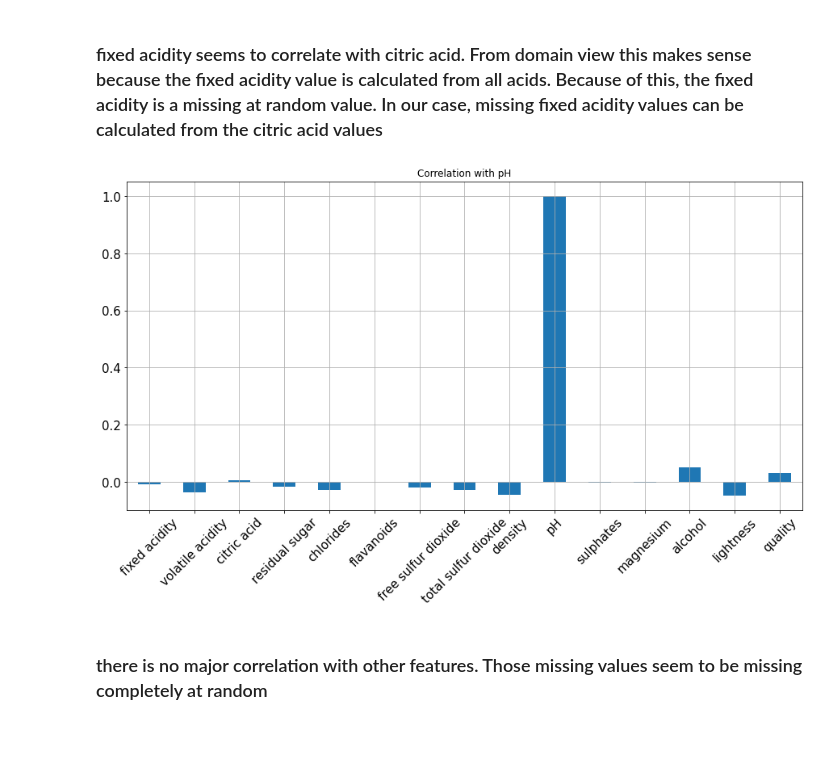
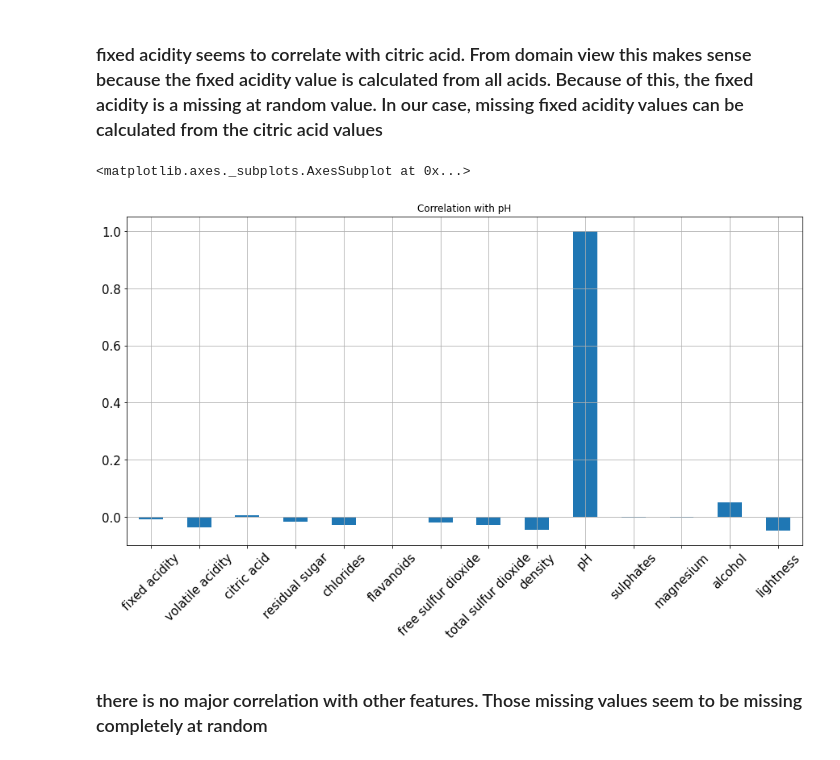
Before and after one commit to proohit/trends-in-ds-team1, a Jupyter notebook: data quality issues/red_wine_data_quality_issues.ipynb, the cells around one changed output. Cells and saved outputs as stored; diff of their text form; code cells hidden in the pictures.

```diff
--- a/data quality issues/red_wine_data_quality_issues.ipynb
+++ b/data quality issues/red_wine_data_quality_issues.ipynb
@@ -64,11 +66,11 @@ corr_fix_acid = wine_red.drop('ID', axis=1).corrwith(wine_red['fixed acidity']).
 # %% [markdown]
 ### fixed acidity seems to correlate with citric acid. From domain view this makes sense because the fixed acidity value is calculated from all acids. Because of this, the fixed acidity is a missing at random value. In our case, missing fixed acidity values can be calculated from the citric acid values
-# %%
-corr_ph = wine_red.drop('ID', axis=1).corrwith(wine_red['pH']).plot.bar(
-        figsize = (15, 7.5), title = "Correlation with pH", fontsize = 15,
-        rot = 45, grid = True)
-# %% [output]
-[figure, removed]
+# %%
+from datasets import plot_corr, get_wine_red_features
+plot_corr(get_wine_red_features(), 'pH', 'Correlation with pH')
+# %% [output]
+<matplotlib.axes._subplots.AxesSubplot at 0x...>
+[figure, added]
 # %% [markdown]
 ### there is no major correlation with other features. Those missing values seem to be missing completely at random
 # %% [markdown]
```
Also changed, not shown: parts of 8 cells of this notebook, 2 other files.
